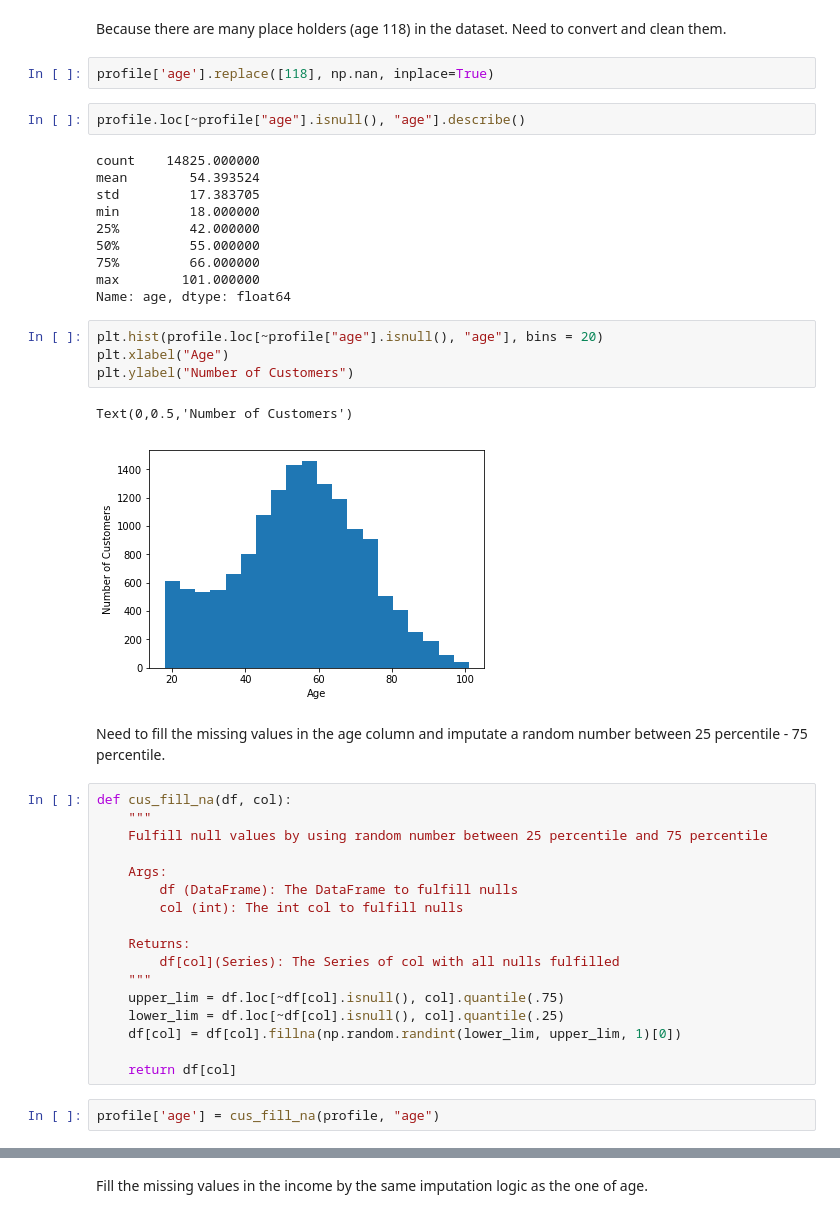
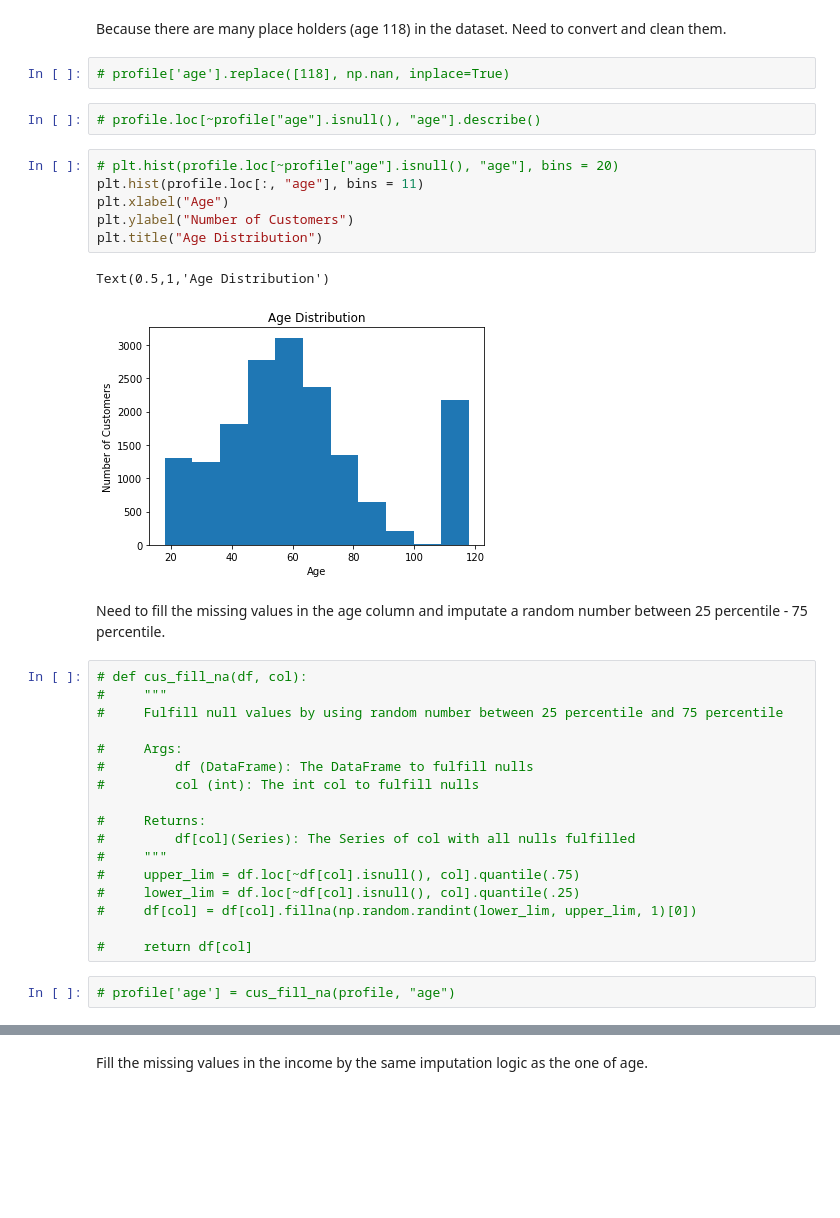
Before and after one commit to Mendy5/Udacity_Project_Capstone, a Jupyter notebook: Starbucks_Capstone_Notebook_v2.ipynb, the cells around one changed output, grey strips where cells are left out. Drawn from its saved outputs; the diff is of its cells as text; blank space fills up the shorter version.

```diff
--- a/Starbucks_Capstone_Notebook_v2.ipynb
+++ b/Starbucks_Capstone_Notebook_v2.ipynb
@@ -592,45 +592,37 @@ Name: age, dtype: float64
 # %% [markdown]
 Because there are many place holders (age 118) in the dataset. Need to convert and clean them.
 # %%
-profile['age'].replace([118], np.nan, inplace=True)
+# profile['age'].replace([118], np.nan, inplace=True)
 # %%
-profile.loc[~profile["age"].isnull(), "age"].describe()
+# profile.loc[~profile["age"].isnull(), "age"].describe()
-# %% [output]
-count    14825.000000
-mean        54.393524
-std         17.383705
-min         18.000000
-25%         42.000000
-50%         55.000000
-75%         66.000000
-max        101.000000
-Name: age, dtype: float64
 # %%
-plt.hist(profile.loc[~profile["age"].isnull(), "age"], bins = 20)
+# plt.hist(profile.loc[~profile["age"].isnull(), "age"], bins = 20)
+plt.hist(profile.loc[:, "age"], bins = 11)
 plt.xlabel("Age")
 plt.ylabel("Number of Customers")
+plt.title("Age Distribution")
 # %% [output]
-Text(0,0.5,'Number of Customers')
+Text(0.5,1,'Age Distribution')
-[figure, old version]
+[figure, new version]
 # %% [markdown]
 Need to fill the missing values in the age column and imputate a random number between 25 percentile - 75 percentile.
 # %%
-def cus_fill_na(df, col):
-    """
-    Fulfill null values by using random number between 25 percentile and 75 percentile
+# def cus_fill_na(df, col):
+#     """
+#     Fulfill null values by using random number between 25 percentile and 75 percentile
 
-    Args:
-        df (DataFrame): The DataFrame to fulfill nulls
-        col (int): The int col to fulfill nulls
+#     Args:
+#         df (DataFrame): The DataFrame to fulfill nulls
+#         col (int): The int col to fulfill nulls
 
-    Returns:
-        df[col](Series): The Series of col with all nulls fulfilled
-    """
-    upper_lim = df.loc[~df[col].isnull(), col].quantile(.75)
-    lower_lim = df.loc[~df[col].isnull(), col].quantile(.25)
-    df[col] = df[col].fillna(np.random.randint(lower_lim, upper_lim, 1)[0])
+#     Returns:
+#         df[col](Series): The Series of col with all nulls fulfilled
+#     """
+#     upper_lim = df.loc[~df[col].isnull(), col].quantile(.75)
+#     lower_lim = df.loc[~df[col].isnull(), col].quantile(.25)
+#     df[col] = df[col].fillna(np.random.randint(lower_lim, upper_lim, 1)[0])
 
-    return df[col]
+#     return df[col]
 # %%
-profile['age'] = cus_fill_na(profile, "age")
+# profile['age'] = cus_fill_na(profile, "age")
 # %%
```
Also changed, not shown: parts of 364 cells of this notebook.
